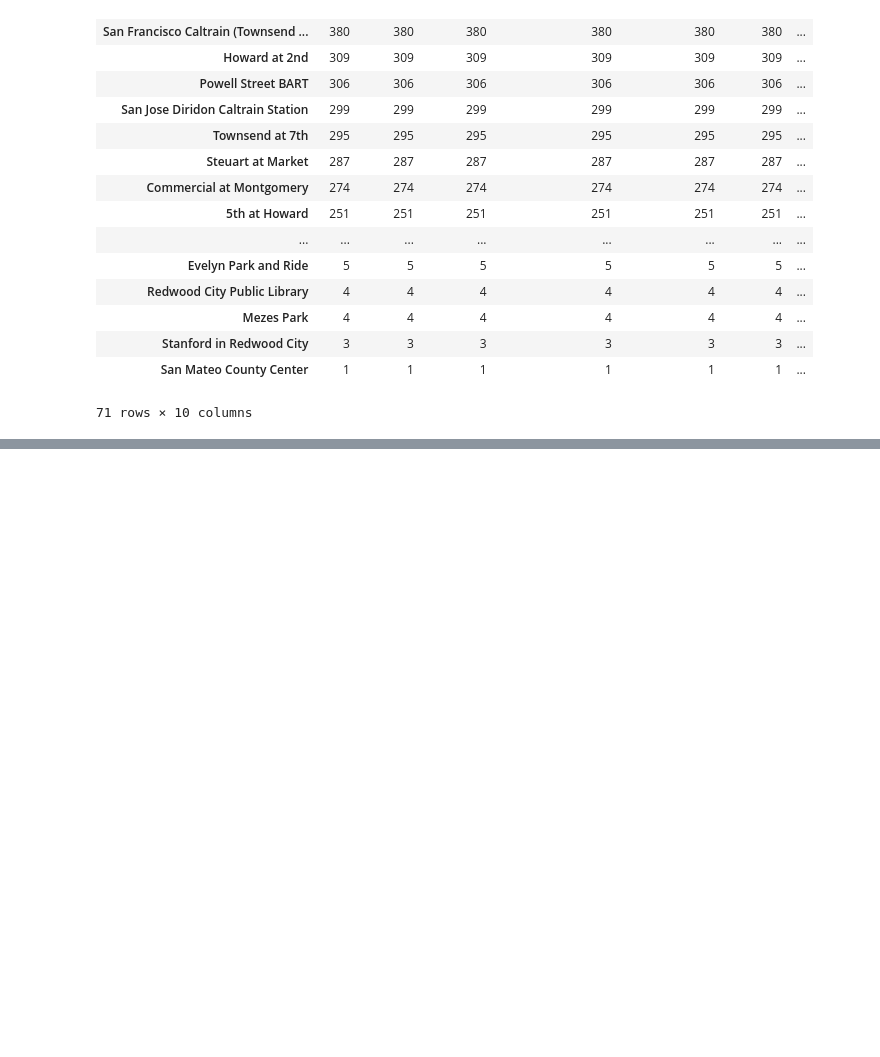
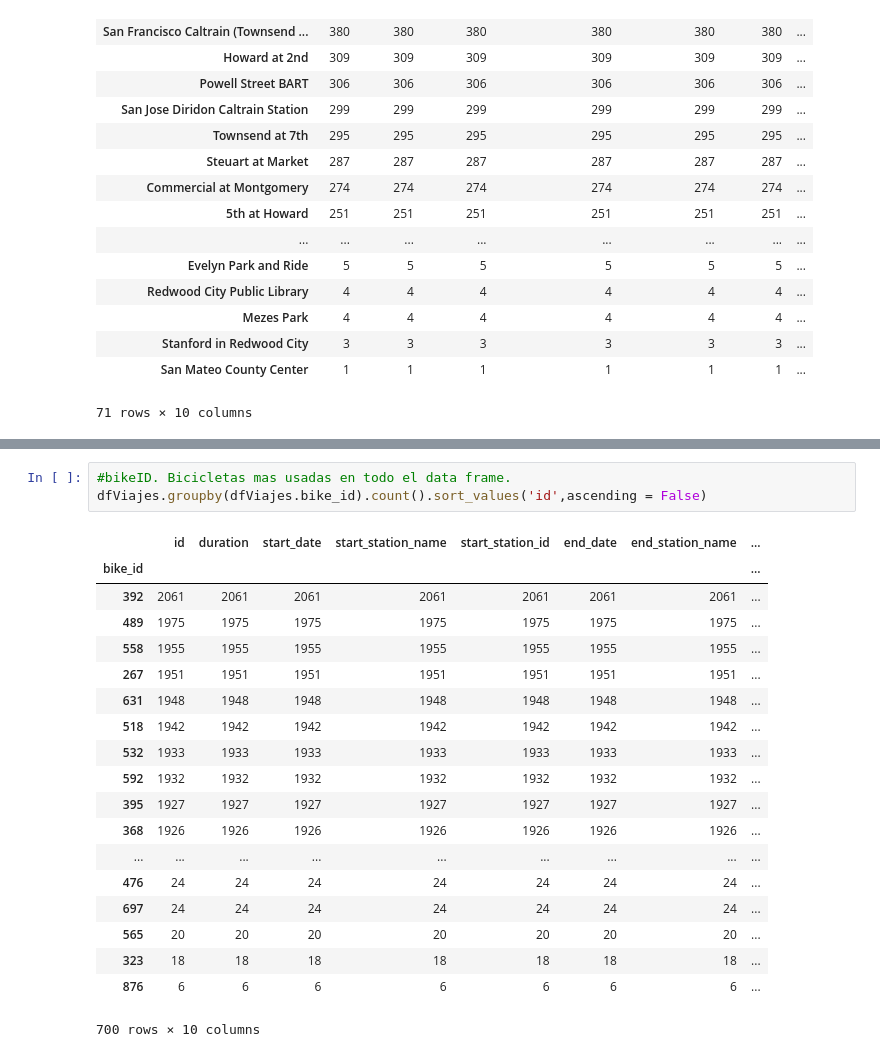
Before and after one commit to martinperez2306/7506-, a Jupyter notebook: Viajes.ipynb, the cells around one changed output, grey strips where cells are left out. Saved outputs shown, nothing was run; the diff lists cells and outputs as text; blank space fills up the shorter version.

```diff
--- a/Viajes.ipynb
+++ b/Viajes.ipynb
@@ -484,0 +537,23 @@ grupoLlegadaTransnoche.groupby(grupoLlegadaTransnoche['end_station_name']).count
+# %%
+#bikeID. Bicicletas mas usadas en todo el data frame.
+dfViajes.groupby(dfViajes.bike_id).count().sort_values('id',ascending = False)
+# %% [output]
+|  | id | duration | start_date | start_station_name | start_station_id | end_date | end_station_name | ... |
+| bike_id |  |  |  |  |  |  |  | ... |
+| 392 | 2061 | 2061 | 2061 | 2061 | 2061 | 2061 | 2061 | ... |
+| 489 | 1975 | 1975 | 1975 | 1975 | 1975 | 1975 | 1975 | ... |
+| 558 | 1955 | 1955 | 1955 | 1955 | 1955 | 1955 | 1955 | ... |
+| 267 | 1951 | 1951 | 1951 | 1951 | 1951 | 1951 | 1951 | ... |
+| 631 | 1948 | 1948 | 1948 | 1948 | 1948 | 1948 | 1948 | ... |
+| 518 | 1942 | 1942 | 1942 | 1942 | 1942 | 1942 | 1942 | ... |
+| 532 | 1933 | 1933 | 1933 | 1933 | 1933 | 1933 | 1933 | ... |
+| 592 | 1932 | 1932 | 1932 | 1932 | 1932 | 1932 | 1932 | ... |
+| 395 | 1927 | 1927 | 1927 | 1927 | 1927 | 1927 | 1927 | ... |
+| 368 | 1926 | 1926 | 1926 | 1926 | 1926 | 1926 | 1926 | ... |
+| ... | ... | ... | ... | ... | ... | ... | ... | ... |
+| 476 | 24 | 24 | 24 | 24 | 24 | 24 | 24 | ... |
+| 697 | 24 | 24 | 24 | 24 | 24 | 24 | 24 | ... |
+| 565 | 20 | 20 | 20 | 20 | 20 | 20 | 20 | ... |
+| 323 | 18 | 18 | 18 | 18 | 18 | 18 | 18 | ... |
+| 876 | 6 | 6 | 6 | 6 | 6 | 6 | 6 | ... |
+700 rows × 10 columns
```
Also changed, not shown: parts of 5 cells of this notebook.
